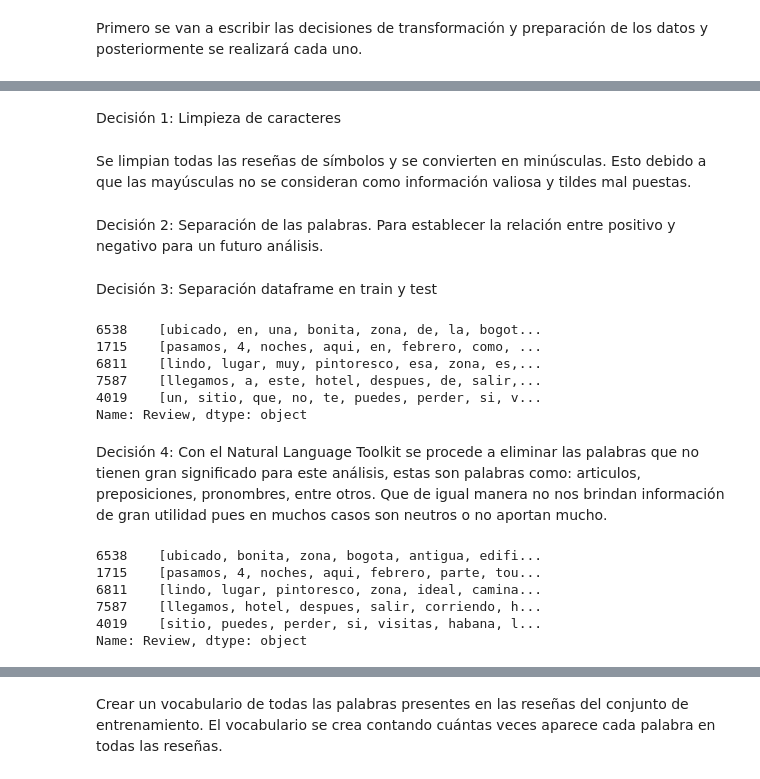
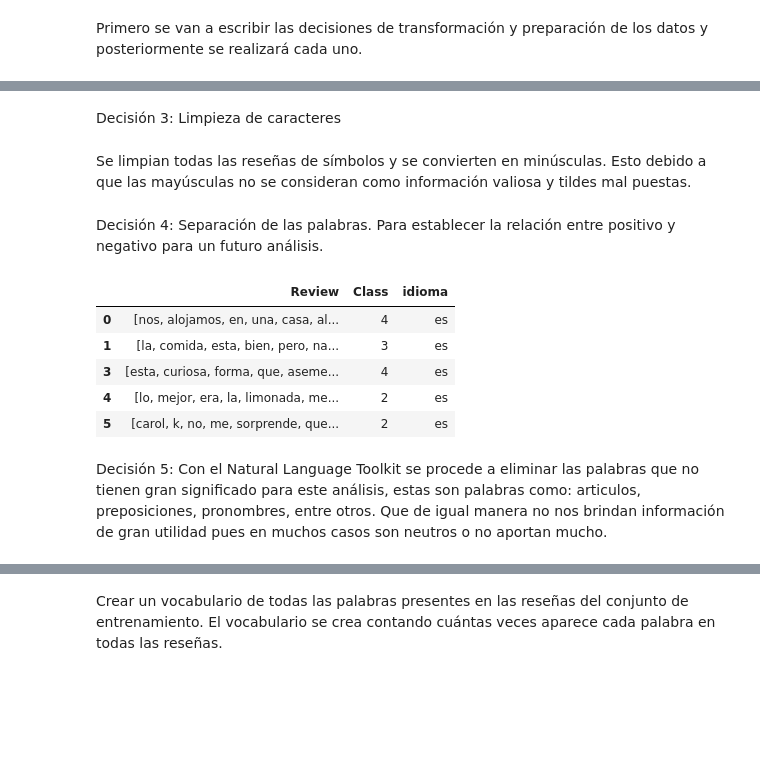
Before and after one commit to BI-Grupo36/Proyecto1_Etapa1, a Jupyter notebook: Proyecto1_Etapa1.ipynb, the cells around one changed output, grey strips where cells are left out. Cells and saved outputs as stored; diff of their text form; code cells hidden in the pictures; blank space fills up the shorter version.

```diff
--- a/Proyecto1_Etapa1.ipynb
+++ b/Proyecto1_Etapa1.ipynb
@@ -143,0 +222,2 @@ Primero se van a escribir las decisiones de transformación y preparación de lo
+# %%
+df = df.drop_duplicates(keep='first')
@@ -143,0 +228,4 @@ Primero se van a escribir las decisiones de transformación y preparación de lo
+# %%
+df['idioma']=df['Review'].apply(detect)
+idiomas = df['idioma'].value_counts(normalize=True)
+idiomas
@@ -143,0 +238,3 @@ Primero se van a escribir las decisiones de transformación y preparación de lo
+# %%
+df=df[df['idioma']=='es']
+df.describe()
@@ -144,5 +251,5 @@ Primero se van a escribir las decisiones de transformación y preparación de lo
 # %% [markdown]
-Decisión 1: Limpieza de caracteres
+Decisión 3: Limpieza de caracteres
 # %% [markdown]
 Se limpian todas las reseñas de símbolos y se convierten en minúsculas. Esto debido a que las mayúsculas no se consideran como información valiosa y tildes mal puestas.
 # %%
@@ -166,9 +272,7 @@ def preprocessor(text):
 
     return text.split()
 # %% [markdown]
-Decisión 2: Separación de las palabras. Para establecer la relación entre positivo y negativo para un futuro análisis.
+Decisión 4: Separación de las palabras. Para establecer la relación entre positivo y negativo para un futuro análisis.
 # %%
 palabras_positivas = ['bueno', 'maravilloso', 'excelente', 'genial', 'increíble']
 palabras_negativas = ['malo', 'pobre', 'horrible', 'decepcionante', 'terrible']
-# %% [markdown]
-Decisión 3: Separación dataframe en train y test
@@ -188,14 +279,16 @@ X_test = X_test.apply(preprocessor)
+# %%
+df['Review'] = df['Review'].apply(preprocessor)
 # %%
-X_train.head()
+df.head()
 # %% [output]
-6538    [ubicado, en, una, bonita, zona, de, la, bogot...
-1715    [pasamos, 4, noches, aqui, en, febrero, como, ...
-6811    [lindo, lugar, muy, pintoresco, esa, zona, es,...
-7587    [llegamos, a, este, hotel, despues, de, salir,...
-4019    [un, sitio, que, no, te, puedes, perder, si, v...
-Name: Review, dtype: object
+|  | Review | Class | idioma |
+| 0 | [nos, alojamos, en, una, casa, al... | 4 | es |
+| 1 | [la, comida, esta, bien, pero, na... | 3 | es |
+| 3 | [esta, curiosa, forma, que, aseme... | 4 | es |
+| 4 | [lo, mejor, era, la, limonada, me... | 2 | es |
+| 5 | [carol, k, no, me, sorprende, que... | 2 | es |
 # %% [markdown]
-Decisión 4: Con el Natural Language Toolkit se procede a eliminar las palabras que no tienen gran significado para este análisis, estas son palabras como: articulos, preposiciones, pronombres, entre otros. Que de igual manera no nos brindan información de gran utilidad pues en muchos casos son neutros o no aportan mucho.
+Decisión 5: Con el Natural Language Toolkit se procede a eliminar las palabras que no tienen gran significado para este análisis, estas son palabras como: articulos, preposiciones, pronombres, entre otros. Que de igual manera no nos brindan información de gran utilidad pues en muchos casos son neutros o no aportan mucho.
 # %%
 #Se utiliza el filtro de stopwords en español
 stop = stopwords.words('spanish')
@@ -209,9 +298,0 @@ X_test = X_test.apply(remove_stopwords)
-# %%
-X_train.head()
-# %% [output]
-6538    [ubicado, bonita, zona, bogota, antigua, edifi...
-1715    [pasamos, 4, noches, aqui, febrero, parte, tou...
-6811    [lindo, lugar, pintoresco, zona, ideal, camina...
-7587    [llegamos, hotel, despues, salir, corriendo, h...
-4019    [sitio, puedes, perder, si, visitas, habana, l...
-Name: Review, dtype: object
```
Also changed, not shown: parts of 62 cells of this notebook.
